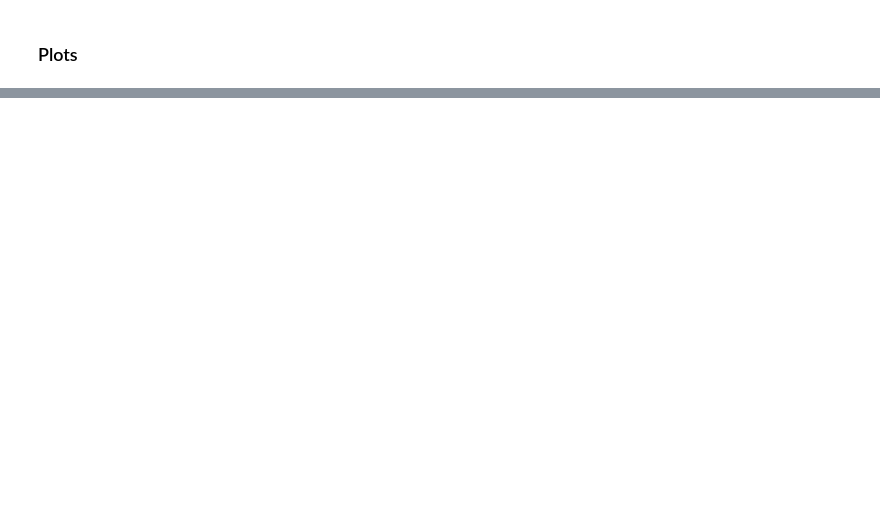
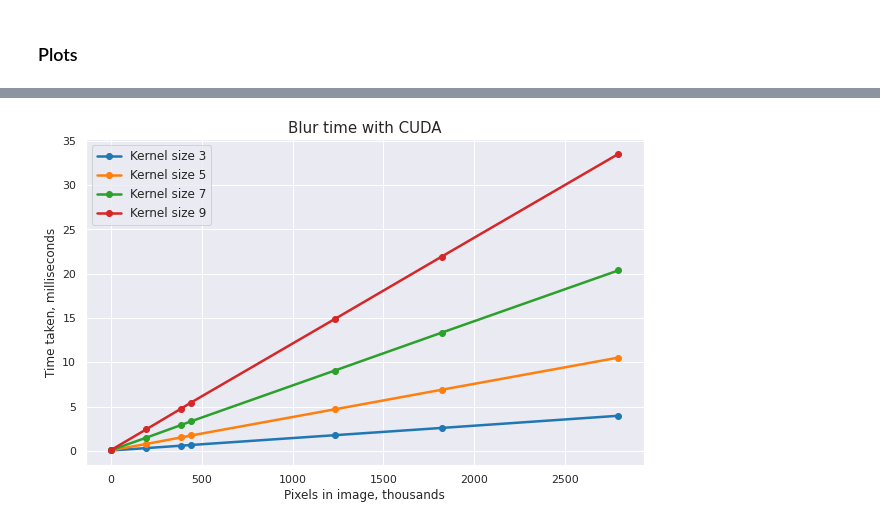
Before and after one commit to TmLev/hpc-hw, a Jupyter notebook: 4-blur/experiments.ipynb, the cells around one changed output, grey strips where cells are left out. Drawn from its saved outputs; the diff is of its cells as text; code cells hidden in the pictures; blank space fills up the shorter version.

```diff
--- a/4-blur/experiments.ipynb
+++ b/4-blur/experiments.ipynb
@@ -816,0 +871,8 @@ plot_time(
+# %%
+plot_times(
+    times=gpus,
+    kernels=kernels,
+    label_suffix="with CUDA",
+)
+# %% [output]
+[figure, added]
```
Also changed, not shown: parts of 17 cells of this notebook.
